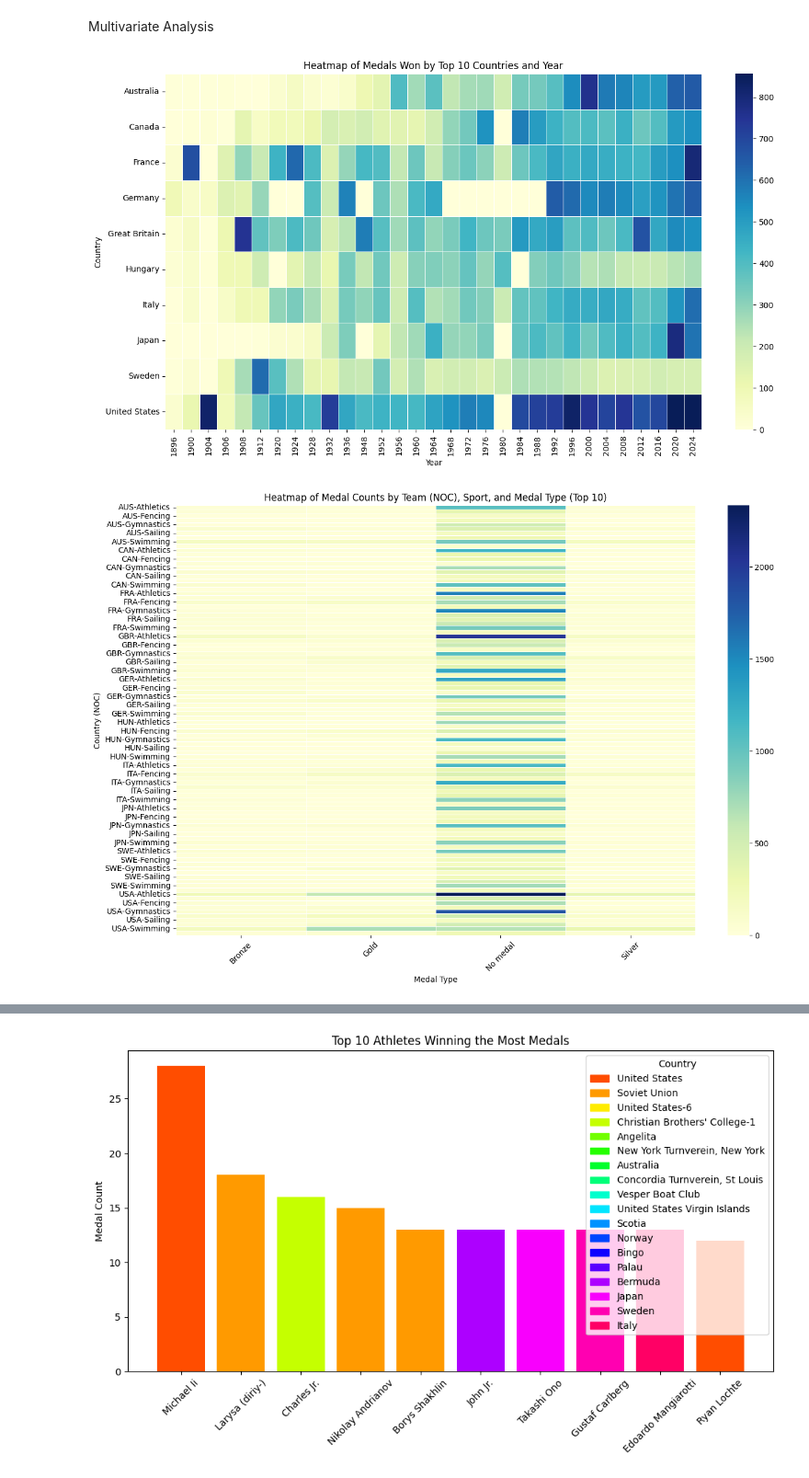
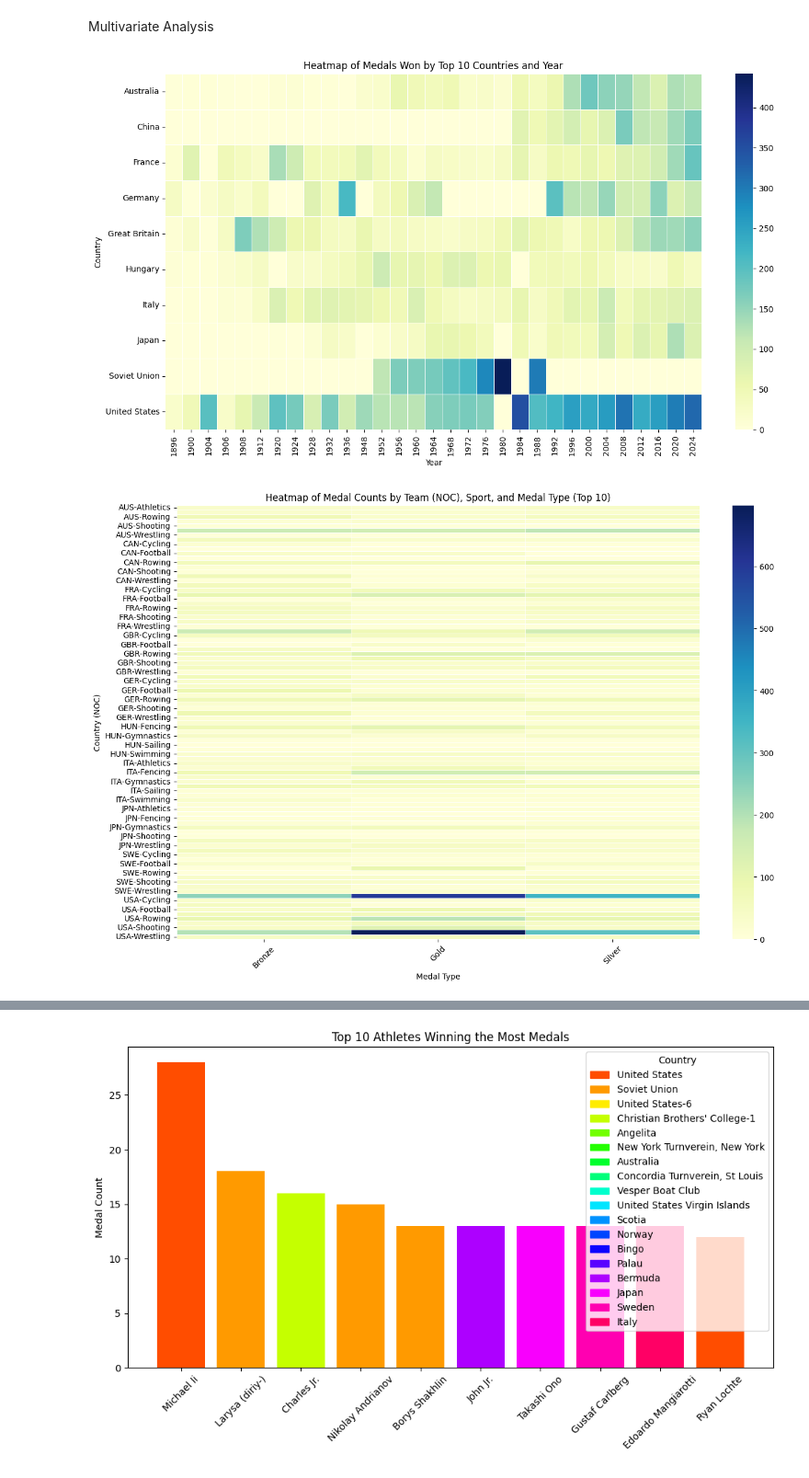
Before and after one commit to PrasoonAZ/ML-Assignment-1-OLympics-Database, a Jupyter notebook: ML_Assignment.ipynb, the cells around one changed output, grey strips where cells are left out. Shown at 92% size. Drawn from its saved outputs; the diff is of its cells as text; code cells hidden in the pictures.

```diff
--- a/ML_Assignment.ipynb
+++ b/ML_Assignment.ipynb
@@ -528,35 +691,35 @@ Multivariate Analysis
 # %%
 '''
 This analysis focuses on visualizing the total medals won by the top 10 countries in the Olympic Games over the years, using a heatmap
 for clear representation.
 
 First, we filter the dataset to exclude entries where athletes did not win any medals. We then group the data by 'Team' and count
 the total number of medals for each country.
 
 Next, we identify the top 10 teams based on their total medal counts. Using this subset, we further group the data by 'Team' and
 'Year', counting the number of medals won by each country in each Olympic year.
 
 We then create a heatmap to visualize this data. The heatmap displays medal counts for each of the top 10 countries across various years,
 with color intensity indicating the number of medals won.
 This visualization provides insights into how the performance of these countries has evolved over time, highlighting trends
 in Olympic success and participation.
 '''
 
 # Group by Team and count total medals, excluding 'No Medal'
-total_medals = df_olympics[df_olympics['Medal'] != 'No Medal'].groupby('Team').size()
+total_medals = df_olympics[df_olympics['Medal'] != 'No medal'].groupby('Team').size()
 
 top_10_teams = total_medals.nlargest(10).index
 
-medals_by_country_year = df_olympics[df_olympics['Team'].isin(top_10_teams) & (df_olympics['Medal'] != 'No Medal')].groupby(['Team', 'Year']).size().unstack(fill_value=0)
+medals_by_country_year = df_olympics[df_olympics['Team'].isin(top_10_teams) & (df_olympics['Medal'] != 'No medal')].groupby(['Team', 'Year']).size().unstack(fill_value=0)
 
 plt.figure(figsize=(15, 8))
 sns.heatmap(medals_by_country_year, cmap='YlGnBu', linewidths=0.5)
 plt.title('Heatmap of Medals Won by Top 10 Countries and Year')
 plt.xlabel('Year')
 plt.ylabel('Country')
 plt.show()
 # %% [output]
-[figure, old version]
+[figure, new version]
 # %%
 '''
 Performing multivariate analysis to visualize the distribution of Olympic medals among the top 10 NOCs
@@ -581,7 +744,7 @@ offering a comprehensive view of Olympic performance among the top competitors.
 top_noc = df_olympics['NOC'].value_counts().nlargest(10).index
 top_sports = df_olympics['Sport'].value_counts().nlargest(10).index
 
-medals_by_team_sport_type = df_olympics[df_olympics['NOC'].isin(top_noc) & df_olympics['Sport'].isin(top_sports) & (df_olympics['Medal'] != 'No Medal')]
+medals_by_team_sport_type = df_olympics[df_olympics['NOC'].isin(top_noc) & df_olympics['Sport'].isin(top_sports) & (df_olympics['Medal'] != 'No medal')]
 medals_count_noc = medals_by_team_sport_type.groupby(['NOC', 'Sport', 'Medal']).size().unstack(fill_value=0)
 
 # Plot the heatmap
@@ -593,7 +756,7 @@ plt.ylabel('Country (NOC)')
 plt.xticks(rotation=45)
 plt.show()
 # %% [output]
-[figure, old version]
+[figure, new version]
 # %%
 '''
 Performing multivariate analysis using a pair plot to explore relationships between the year of the Olympic Games, medal counts,
```
Also changed, not shown: parts of 10 cells of this notebook.
